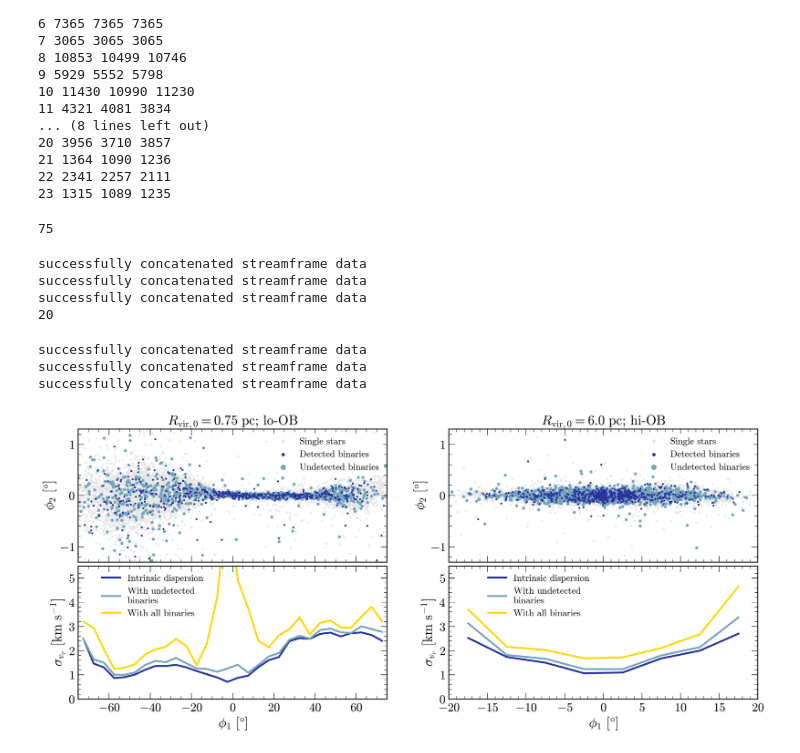
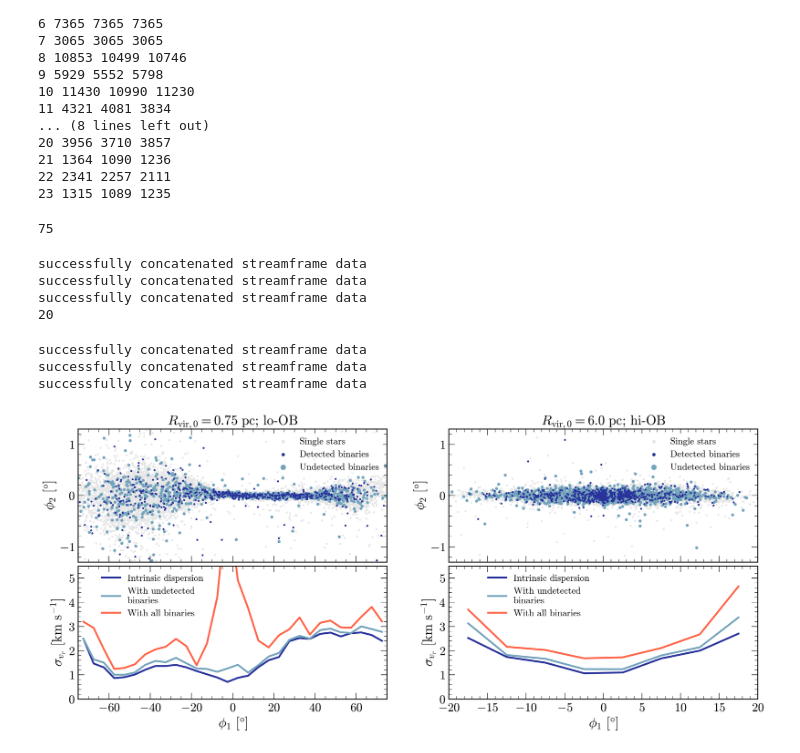
Before and after one commit to anya-m-phillips/p26, a Jupyter notebook: analysis/9_added_dispersion.ipynb, the cells around one changed output. Saved outputs shown, nothing was run; the diff lists cells and outputs as text; code cells hidden in the pictures.

```diff
--- a/analysis/9_added_dispersion.ipynb
+++ b/analysis/9_added_dispersion.ipynb
@@ -306,32 +306,32 @@ for k, n in enumerate(sim_n):
     axs[1].plot(bin_centers[selections[0]],
                 hist_yvals[0][selections[0]], c=detected_color, label='Intrinsic dispersion')
     axs[1].plot(bin_centers[selections[1]],
                 hist_yvals[1][selections[1]], c=undetected_color, label='With undetected\nbinaries')
 
     axs[1].plot(bin_centers[selections[2]],
-                hist_yvals[2][selections[2]], c='gold', label='With all binaries')
+                hist_yvals[2][selections[2]], c='tomato', label='With all binaries')
 
     axs[1].set_ylabel(r'$\sigma_{v_r}\ [\rm km~s^{-1}]$')
 
     leglocs=[(0.05,1), (0.1, 1)]
     axs[1].legend(loc='upper left', fontsize=15, bbox_to_anchor=leglocs[k])
     axs[1].set_xlabel(r'$\phi_1\ [\degree]$')
 
     axs[0].set_title(titles[k])
 
     axs[1].set_ylim(0, 5.5) # 4 good for just intrinsic+undetected.
     axs[1].set_yticks([0,1,2,3,4,5])
     # axs[1].set_yscale('log')
     # axs[1].set_ylim(5e-1, 2e1)
 
 plt.savefig('plots/dispersion_along_stream_from_binaries_with_allstars.pdf', dpi=300, bbox_inches='tight')
 # %% [output]
 75
 successfully concatenated streamframe data
 successfully concatenated streamframe data
 successfully concatenated streamframe data
 20
 successfully concatenated streamframe data
 successfully concatenated streamframe data
 successfully concatenated streamframe data
-[figure, old version]
+[figure, new version]
```
Also changed, not shown: 1 other file.
